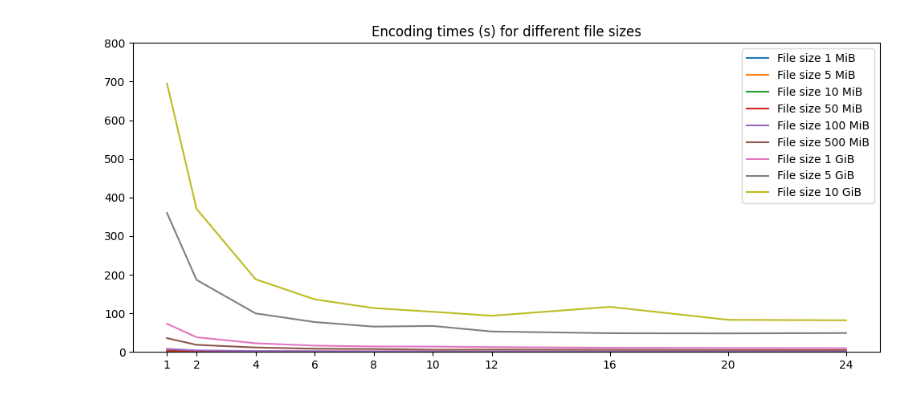
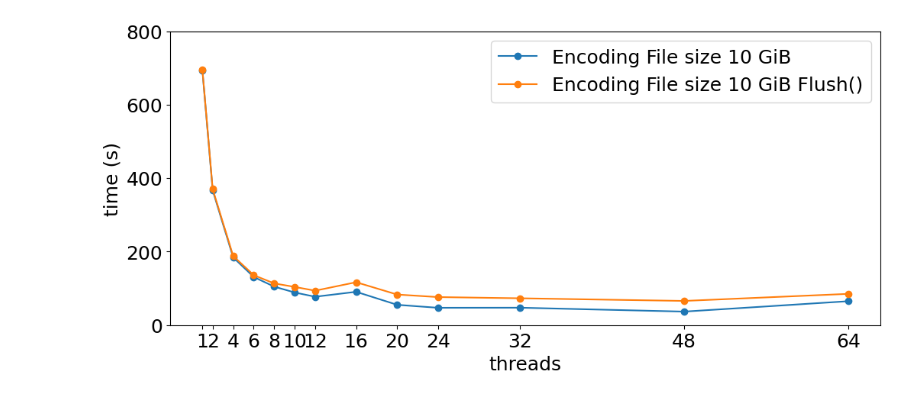
Before and after one commit to BigEmperor26/HuffmanCODEC, a Jupyter notebook: results/results_analyzers/grapher.ipynb, the cells around one changed output. Drawn from its saved outputs; the diff is of its cells as text; code cells hidden in the pictures.

```diff
--- a/results/results_analyzers/grapher.ipynb
+++ b/results/results_analyzers/grapher.ipynb
@@ -6,44 +6,67 @@ import sys
 from collections import OrderedDict
 from os import listdir
 from os.path import isfile, isdir, join
-
+import numpy as np
 # for each file in a folder
 # open the encded average results
 # plot on a graph the results
 
 #path = sys.argv[1]
 # path = '../results/synthetic_encode_barrier'
-path = '../results/synthetic_encode_barrier'
-file_folders = [join(path,f) for f in listdir(path) if isdir(join(path, f))]
-sorted_files = sorted(file_folders, key=lambda x: int(re.findall(r'\d+',x)[0]) if 'mb' in x else int(re.findall(r'\d+',x)[0])*1024)
-print(sorted_files)
-results_matrix_overall_Wall = []
-threads = []
-file_sizes = [re.findall(r'\d+',x)[0] + ' MiB' if 'mb' in x else re.findall(r'\d+',x)[0] + ' GiB' for x in sorted_files]
-print(file_sizes)
-for file_folder in sorted_files:
-    json_file = [join(file_folder,f) for f in listdir(file_folder) if isfile(join(file_folder, f)) and f.endswith('json')]
-    thread_data = json.load(open(json_file[0]))
-    temp_list = []
-    for thread in thread_data:
-        if int(thread) not in threads:
-            threads.append(int(thread))
-        temp_list.append(thread_data[thread]['Overall']['Wall'])
-    results_matrix_overall_Wall.append(temp_list)
+path = '../synthetic_encode_barrier'
+def json_to_pd(path):
+    file_folders = [join(path,f) for f in listdir(path) if isdir(join(path, f))]
+    sorted_files = sorted(file_folders, key=lambda x: int(re.findall(r'\d+',x)[0]) if 'mb' in x else int(re.findall(r'\d+',x)[0])*1024)
+    print(sorted_files)
+    results_matrix_encode_Wall_barrier = []
+    results_matrix_overall_Wall_barrier = []
+    threads = []
+    file_sizes = [re.findall(r'\d+',x)[0] + ' MiB' if 'mb' in x else re.findall(r'\d+',x)[0] + ' GiB' for x in sorted_files]
+    print(file_sizes)
+    for file_folder in sorted_files:
+        json_file = [join(file_folder,f) for f in listdir(file_folder) if isfile(join(file_folder, f)) and f.endswith('json')]
+        thread_data = json.load(open(json_file[0]))
+        temp_list = []
+        temp_all_list = []
+        for thread in sorted(thread_data,key= lambda x: int(x)):
+            if int(thread) not in threads:
+                threads.append(int(thread))
+            time = thread_data[thread]['Frequencies']['Wall']
+            time += thread_data[thread]['Tree']['Wall']
+            time += thread_data[thread]['Encode']['Wall']
+            temp_list.append(time)
+            temp_all_list.append(thread_data[thread]['Overall']['Wall'])
+        results_matrix_encode_Wall_barrier.append(temp_list)
+        results_matrix_overall_Wall_barrier.append(temp_all_list)
 
-for i in results_matrix_overall_Wall:
-    print(i)
+    return np.matrix(results_matrix_encode_Wall_barrier), np.matrix(results_matrix_overall_Wall_barrier), threads, file_sizes
+
+
+results_matrix_process_Wall,results_matrix_overall_Wall,threads,file_sizes = json_to_pd(path)
 x = threads
 print(threads)
 plt.figure(figsize=(12, 5))
 plt.ylim(0, 800)
 # x_ticks = range(threads)
 plt.xticks(threads, threads)
+
 # plot the results
-for i,size in zip(range(len(results_matrix_overall_Wall)),file_sizes):
-    plt.plot(threads,results_matrix_overall_Wall[i], label='File size '+size)
-plt.title('Encoding times (s) for different file sizes')
+for i,size in zip(range(len(results_matrix_process_Wall)),file_sizes):
+    if size == '10 GiB':
+    #plt.plot(threads,results_matrix_process_Wall[i].T, label='Encoding File size '+size)
+        plt.plot(threads,results_matrix_process_Wall[i].T, label='Encoding File size '+size ,marker='o')
+        plt.plot(threads,results_matrix_overall_Wall[i].T, label='Encoding File size '+size + ' Flush()',marker='o')
+path = '../synthetic_Encode_locks'
+results_matrix_process_Wall,results_matrix_overall_Wall,threads,file_sizes = json_to_pd(path)
+# for i,size in zip(range(len(results_matrix_process_Wall)),file_sizes):
+#     if size == '10 GiB':
+#         results_matrix_process_Wall[i,1:3] *= 3/2
+#         plt.plot(threads,results_matrix_process_Wall[i].T, label='Encoding Locks File size '+size)
+
+plt.xlabel('threads')
+plt.ylabel('time (s)')
+# plt.title('Decoding times (s) for different algorithms')
 # plt.plot(results_matrix_overall_Wall)
-plt.legend()
+plt.legend(loc='upper right',fontsize=18)
 plt.show()
 # %% [output]
@@ -62,4 +78,4 @@ plt.show()
-[figure, old version]
+[figure, new version]
 # %%
 import matplotlib.pyplot as plt
 import json
```
Also changed, not shown: parts of 3 cells of this notebook, 6 other files.
